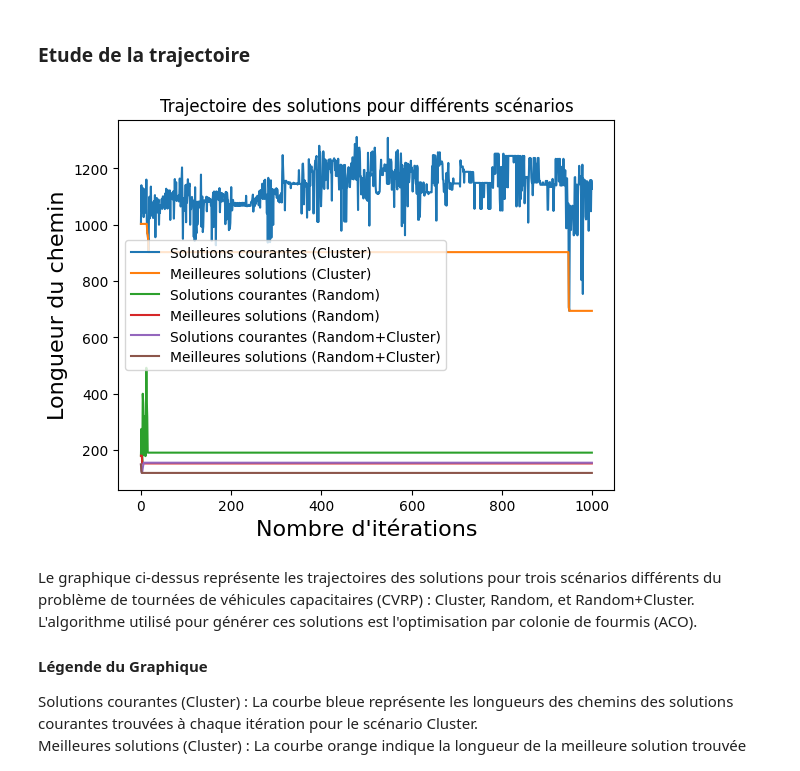
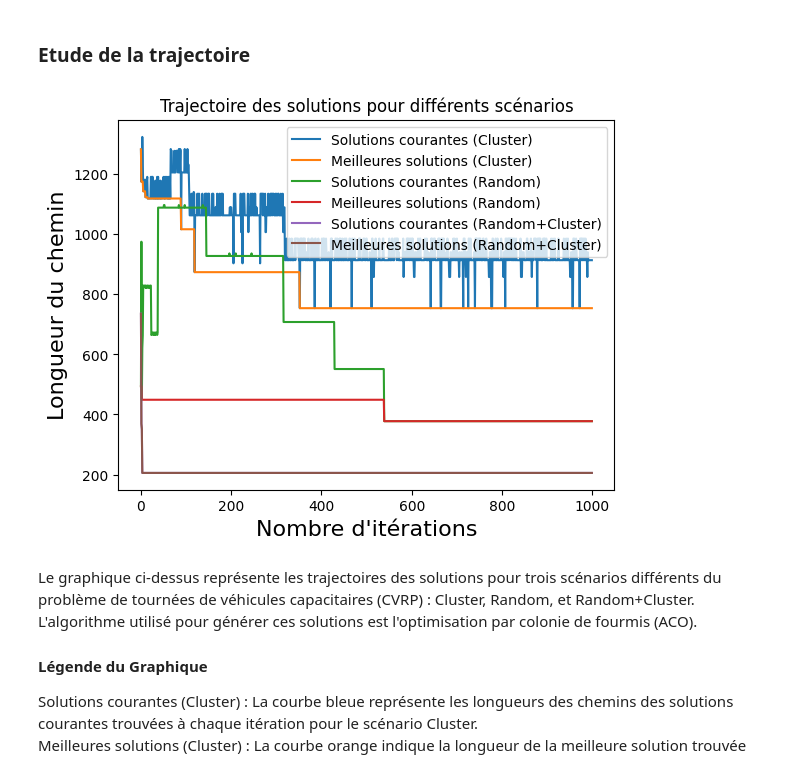
Before and after one commit to ImYuzuu/Projet_A3_Algo_GrpOctav, a Jupyter notebook: Livrable_AA_Grp1.ipynb, the cells around one changed output. Drawn from its saved outputs; the diff is of its cells as text; code cells hidden in the pictures.

```diff
--- a/Livrable_AA_Grp1.ipynb
+++ b/Livrable_AA_Grp1.ipynb
@@ -1377,41 +1377,41 @@ distance_matrix_random, demand_list_random, depot_index_random = generate_cvrp_d
 distance_matrix_random_cluster, demand_list_random_cluster, depot_index_random_cluster = generate_cvrp_data(split_data_random_cluster)
 
 # Run ACO for each scenario
-nb_fourmis = 10
+nb_fourmis = 1
 iterations = 1000
-alpha = 1
+alpha = 10
 beta = 4
 rho = 0.64
-Q = 4
+Q = 1
 capacity = 200
 
 results = {}
 
 scenarios = {
     "Cluster": (distance_matrix_cluster, demand_list_cluster, depot_index_cluster),
     "Random": (distance_matrix_random, demand_list_random, depot_index_random),
     "Random+Cluster": (distance_matrix_random_cluster, demand_list_random_cluster, depot_index_random_cluster)
 }
 
 for scenario, (distance_matrix, demand_list, depot_index) in scenarios.items():
     shortest_path, shortest_path_length, shortest_path_segments, courantes, meilleures_courantes = ant_colony_optimization_with_trajectory(
         distance_matrix, demand_list, capacity, nb_fourmis, iterations, alpha, beta, rho, Q, depot_index)
 
     results[scenario] = (shortest_path, shortest_path_length, shortest_path_segments, courantes, meilleures_courantes)
 
 # Plot trajectories
 for scenario in results:
     _, _, _, courantes, meilleures_courantes = results[scenario]
     plt.plot(range(len(courantes)), courantes, label=f"Solutions courantes ({scenario})")
     plt.plot(range(len(meilleures_courantes)), meilleures_courantes, label=f"Meilleures solutions ({scenario})")
 
 plt.xlabel("Nombre d'itérations", fontsize=16)
 plt.ylabel("Longueur du chemin", fontsize=16)
 plt.legend()
 plt.title('Trajectoire des solutions pour différents scénarios')
 plt.show()
 # %% [output]
-[figure, old version]
+[figure, new version]
 # %% [markdown]
 Le graphique ci-dessus représente les trajectoires des solutions pour trois scénarios différents du problème de tournées de véhicules capacitaires (CVRP) : Cluster, Random, et Random+Cluster. L'algorithme utilisé pour générer ces solutions est l'optimisation par colonie de fourmis (ACO).
 
```
Also changed, not shown: parts of 5 cells of this notebook, 4 other files.
